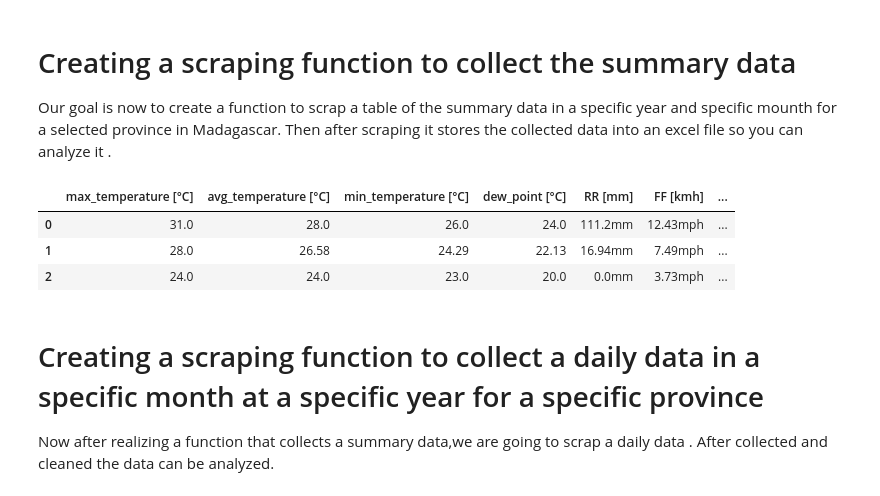
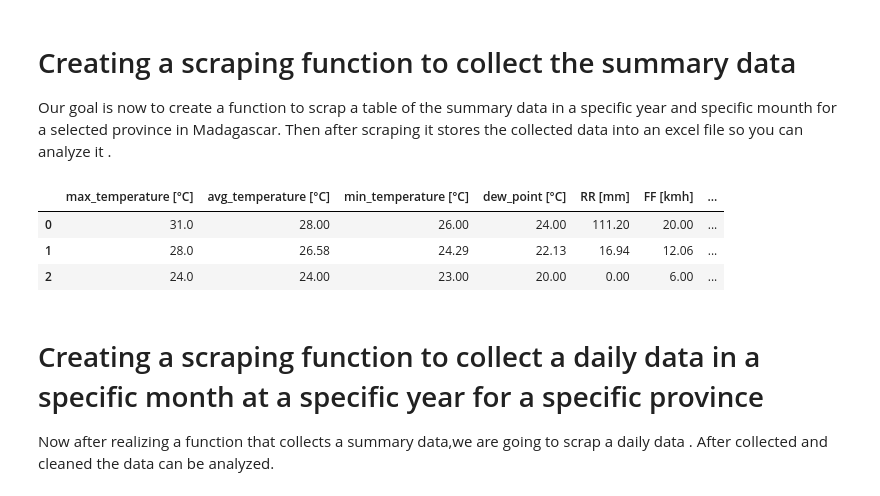
Before and after one commit to dinasdata/annual_data_scraping, a Jupyter notebook: notebook.ipynb, the cells around one changed output. Drawn from its saved outputs; the diff is of its cells as text; code cells hidden in the pictures.

```diff
--- a/notebook.ipynb
+++ b/notebook.ipynb
@@ -33,37 +32,44 @@ Then after scraping it stores the collected data into an excel file so you can a
 def summary_scrap(town,month,year):
     request = requests.get(url + "/{}/{}-{}".format(town,month,year))
     soup = BeautifulSoup(request.text,"lxml")
     table = soup.find("table",{"class","tb8"}).find_all("td")
     data = []
     for i in range(len(table)):
         if table[i].text != "":
             data.append(table[i].text)
 
     tx = place(data[1:4],0,"°C")
     t= place(data[5:8],0,"°C")
     tm = place(data[9:12],0,"°C")
     td = place(data[13:16],0,"°C")
     RR = place(data[17:20],0,"|")
-    ff = place(data[27:30],1,"|")
+    ff = place(data[27:30],0,"|")
     rf = place(data[31:34],0,"kmh")
     mslp = place(data[35:],0,"mb")
 
 
     df = pd.DataFrame({"max_temperature [°C]":tx,"avg_temperature [°C]":t,"min_temperature [°C]":tm,"dew_point [°C]":td,"RR [mm]":RR,"FF [kmh]":ff,"gust_wind[kmh]":rf,"mslp[mb]":mslp})
+    df["RR [mm]"] = df["RR [mm]"].str.replace("mm"," ")
+    df["FF [kmh]"] = df["FF [kmh]"].str.replace("kmh"," ")
+
+    for i in range(len(df.columns)):
+        df[(df.columns)[i]] = df[(df.columns)[i]].astype("float64")
+
     try:
         df.to_excel("summary:{}_{}_{}.xlsx".format(town,month,year),sheet_name="sheet1",index = False)
+
     except:
         pass
 
     return df
 
 #example of scrapping summary data for Toamasina in January 2020
 summary_scrap("toamasina","january","2020")
 # %% [output]
 |  | max_temperature [°C] | avg_temperature [°C] | min_temperature [°C] | dew_point [°C] | RR [mm] | FF [kmh] | ... |
-| 0 | 31.0 | 28.0 | 26.0 | 24.0 | 111.2mm | 12.43mph | ... |
-| 1 | 28.0 | 26.58 | 24.29 | 22.13 | 16.94mm | 7.49mph | ... |
-| 2 | 24.0 | 24.0 | 23.0 | 20.0 | 0.0mm | 3.73mph | ... |
+| 0 | 31.0 | 28.00 | 26.00 | 24.00 | 111.20 | 20.00 | ... |
+| 1 | 28.0 | 26.58 | 24.29 | 22.13 | 16.94 | 12.06 | ... |
+| 2 | 24.0 | 24.00 | 23.00 | 20.00 | 0.00 | 6.00 | ... |
 # %% [markdown]
 # Creating a scraping function to collect a daily data in a specific month at a specific year for a specific province
 Now after realizing a function that collects a summary data,we are going to scrap a daily data . After collected and cleaned the data can be analyzed.
```
Also changed, not shown: parts of 6 cells of this notebook, 2 other files.
